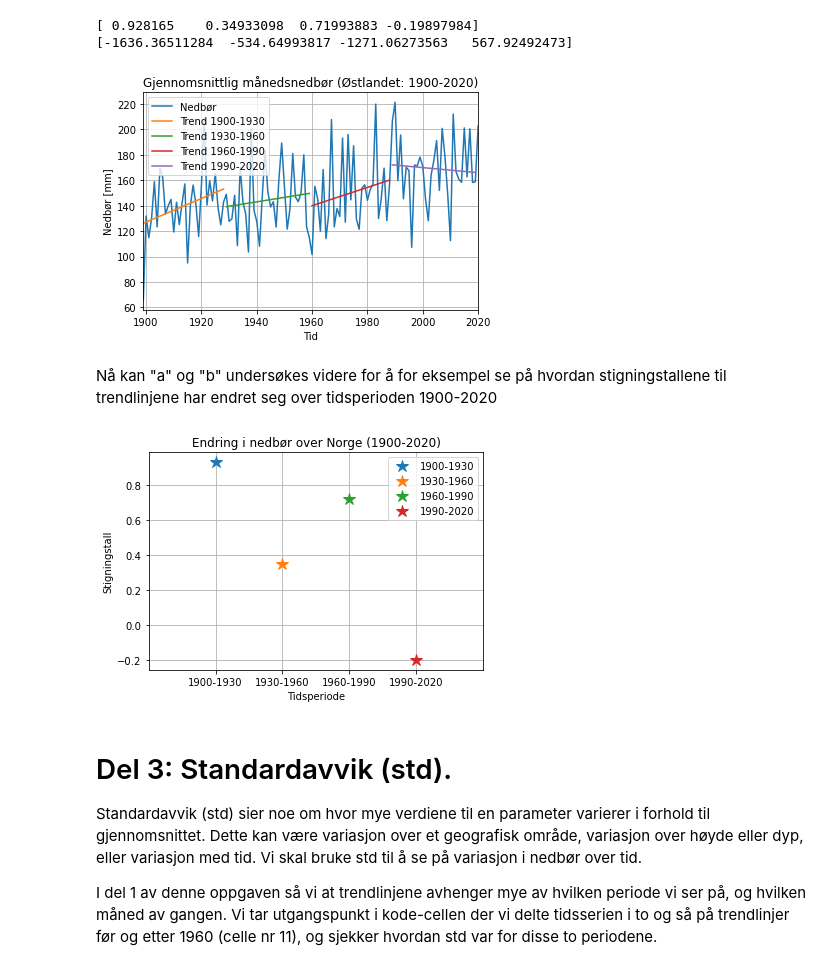
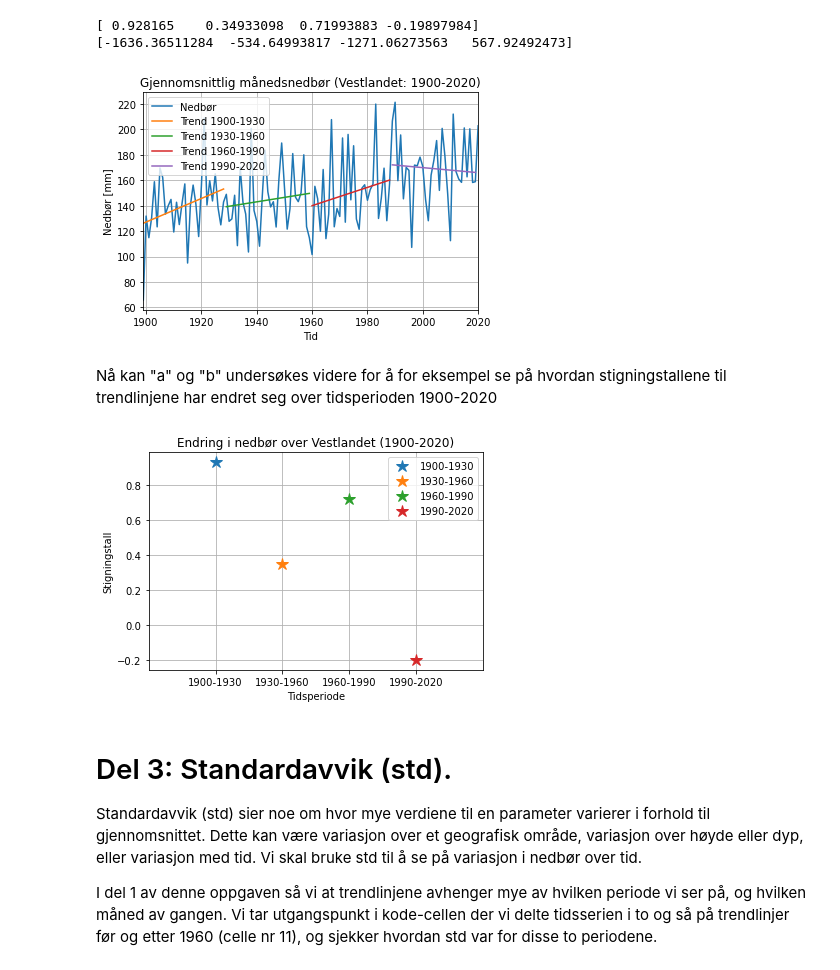
Before and after one commit to irendundas/EkteData, a Jupyter notebook: Oppgave1_nedbor.ipynb, the cells around one changed output. Saved outputs shown, nothing was run; the diff lists cells and outputs as text; code cells hidden in the pictures.

```diff
--- a/Oppgave1_nedbor.ipynb
+++ b/Oppgave1_nedbor.ipynb
@@ -46,7 +46,7 @@ x[2:5] =  [3. 4. 5.]
 # Del 1: Klargjør datasettet
 Nå laster vi inn datasettet vi skal bruke i eksempelet. Det er mange måter å gjøre dette på, og forskjellige fil-typer krever ulike metoder for enkel innlastning. Siden dataene vi bruker i denne oppgaven er .txt-filer bruker vi NumPy sin pakke "genfromtxt". Da får vi inn dataene som en tabell (en matrise) der hver rad i data-filen er en liste. Dette gjør det enkelt å velge ut biter av datasettet. Det er ikke alltid praktisk å se på hele datasettet på en gang. Kanskje man bare vil se på januar-verdier, eller kanskje bare fra 2000 til 2020? Dette får vi bruk for seinere i oppgaven.
 # %%
-data = np.genfromtxt('3-jan2des.txt', dtype=float)
+data = np.genfromtxt('PrecipVestlandMonthly.txt', dtype=float)
 data # Man trenger ikke skrive "print" for å vise en variabel: det holder å bare skrive variabelnavnet.
 # %% [output]
 array([[1899.  , -999.99, -999.99, ..., -999.99, -999.99,   65.86],
@@ -219,40 +219,40 @@ plt.legend(loc='upper left')
 plt.xlim(1899,2020)
 plt.xlabel('Tid')
 plt.ylabel('Nedbør [mm]')
-plt.title('Gjennomsnittlig månedsnedbør (Østlandet: 1900-2020)')
+plt.title('Gjennomsnittlig månedsnedbør (Vestlandet: 1900-2020)')
 plt.grid(True)
 # %% [output]
-[figure, old version]
+[figure, new version]
 # %% [markdown]
 Nå kan "a" og "b" undersøkes videre for å for eksempel se på hvordan stigningstallene til trendlinjene har endret seg over tidsperioden 1900-2020
 # %%
 string=('1900-1930','1930-1960','1960-1990','1990-2020')
 x=np.linspace(1,6,6) # Dette er kun en liste fra 1 til 6 med steg 1. Vi lager den slik at vi kan plotte stigningstallene jevnt.
                      # Selv om vi kun skal plotte 4 markører lager vi den seks steg lang. Dette er for å få plottet til å se
                      # ryddig ut: vi plotter sevstendige markører og ikke linjer, og da er det fint med litt rom på sidene.
 
 for i in range(4):
     plt.plot(x[i+1],a[i],'C'+str(i)+'*',label=string[i],markersize=12) # Her får vi bruk for at vi lagde x 6 steg lang: vi
                                                                        # plotter markørene til de fire midterste x-verdiene:
                                                                        # 2,3,4 og 5.
                                                                        # Da kan man etterpå la xlim være fra 1 til 6
     # 'C'+str(i)+'*' definerer farge: 'C'+str(i) og markør: '*'.
     # Se denne linken for python sine default farger (C0 til C9): https://matplotlib.org/stable/users/dflt_style_changes.html
 
 plt.legend(loc='upper right')
 plt.xlim(x[0],x[len(x)-1])    # (x[0],x[len(x)-1]) er det samme som (1,6)
 plt.grid(True)
 labels=[string[0],string[1],string[2],string[3]] # Vi vil ikke ha tallene 1 til 6 på x-aksen, men tidsperiodene "a" er beregnet
                                                  # ut ifra.
 plt.xticks([2,3,4,5], labels) # Her definerer vi hvilke x-verdier som skal markeres langs aksen, og hvilken tekst som skal stå.
                               # Hadde vi beregnet mangle flere trendlinjer kunne det f.eks vært mer oversiktlig å kun markere
                               # annenhver indeks. Da ville man skrevet labels=[string[0],string[2]] og plt.xticks([1,3], labels)
 plt.xlabel('Tidsperiode')
 plt.ylabel('Stigningstall')
-plt.title('Endring i nedbør over Norge (1900-2020)')
+plt.title('Endring i nedbør over Vestlandet (1900-2020)')
 plt.show()
 # %% [output]
-[figure, old version]
+[figure, new version]
 # %% [markdown]
 # Del 3: Standardavvik (std).
 Standardavvik (std) sier noe om hvor mye verdiene til en parameter varierer i forhold til gjennomsnittet. Dette kan være variasjon over et geografisk område, variasjon over høyde eller dyp, eller variasjon med tid. Vi skal bruke std til å se på variasjon i nedbør over tid.
```
Also changed, not shown: parts of 9 cells of this notebook.
